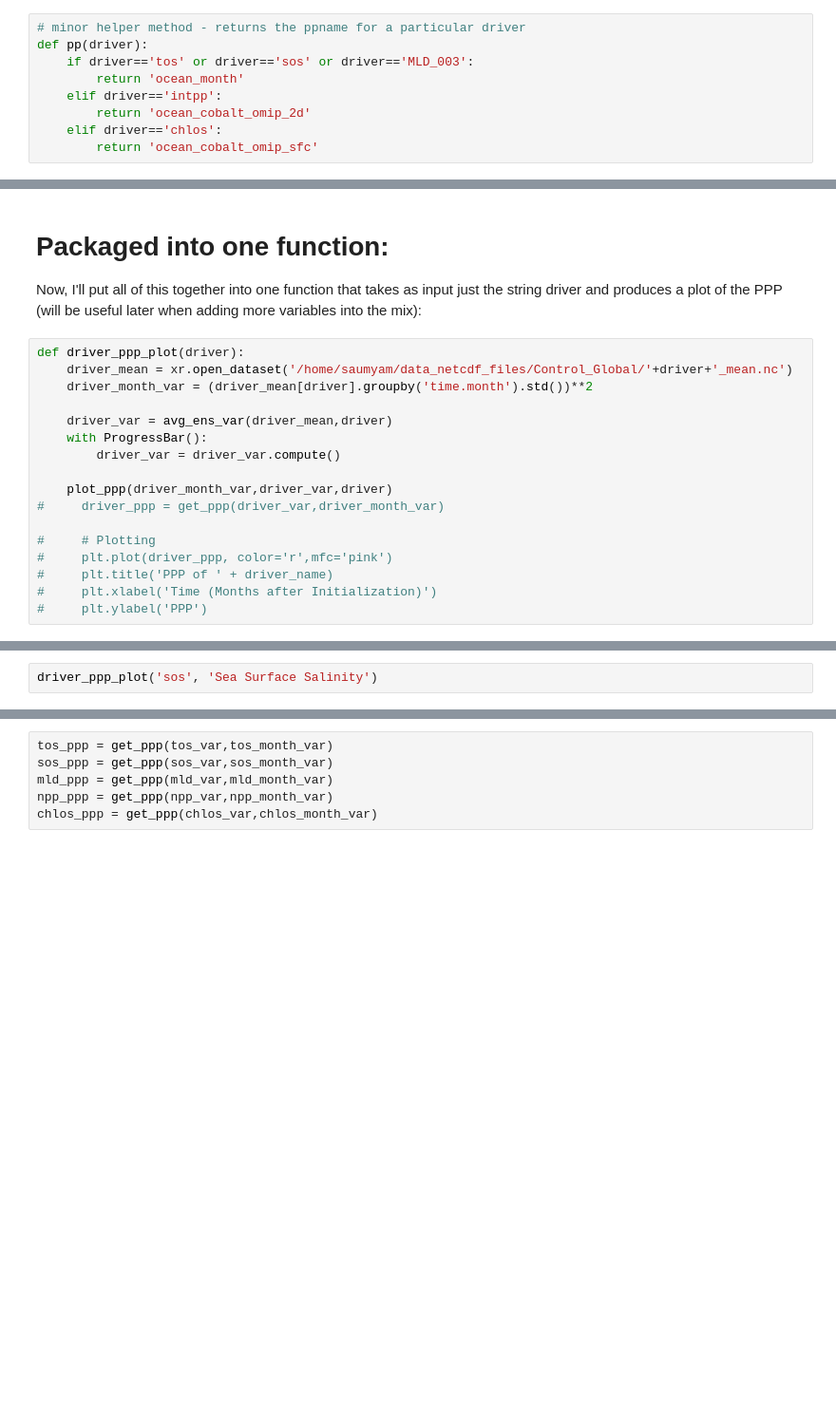
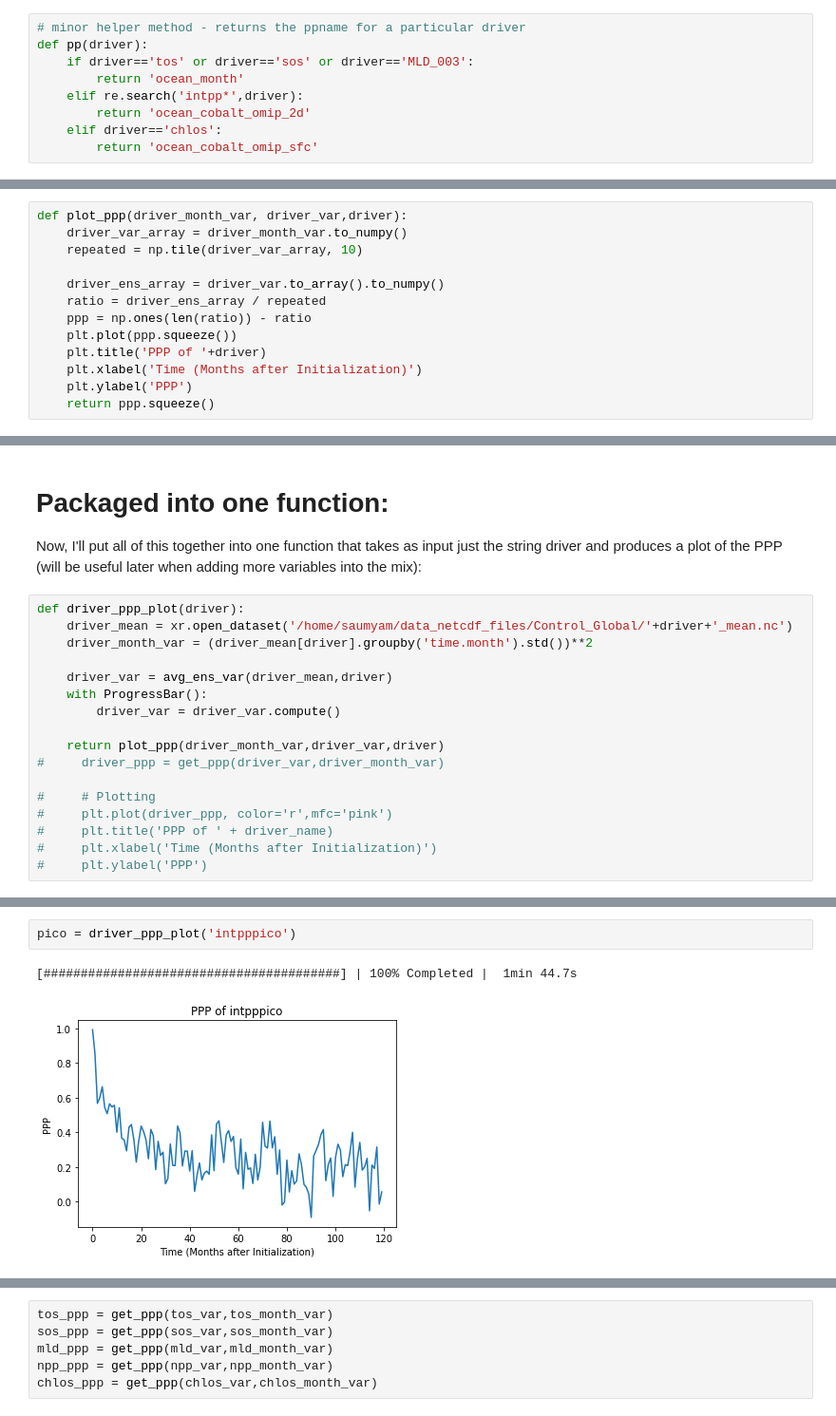
Before and after one commit to saumyamalik/Predictability, a Jupyter notebook: Variance and PPP - Global Mean-Copy1.ipynb, the cells around one changed output, grey strips where cells are left out. Shown at 95% size. Saved outputs shown, nothing was run; the diff lists cells and outputs as text; blank space fills up the shorter version.

```diff
--- a/Variance and PPP - Global Mean-Copy1.ipynb
+++ b/Variance and PPP - Global Mean-Copy1.ipynb
@@ -12,7 +13,7 @@ from dask.diagnostics import ProgressBar
 def pp(driver):
     if driver=='tos' or driver=='sos' or driver=='MLD_003':
         return 'ocean_month'
-    elif driver=='intpp':
+    elif re.search('intpp*',driver):
         return 'ocean_cobalt_omip_2d'
     elif driver=='chlos':
         return 'ocean_cobalt_omip_sfc'
@@ -156,0 +130,13 @@ plot_ppp(npp_month_var,npp_var,'intpp')
+# %%
+def plot_ppp(driver_month_var, driver_var,driver):
+    driver_var_array = driver_month_var.to_numpy()
+    repeated = np.tile(driver_var_array, 10)
+
+    driver_ens_array = driver_var.to_array().to_numpy()
+    ratio = driver_ens_array / repeated
+    ppp = np.ones(len(ratio)) - ratio
+    plt.plot(ppp.squeeze())
+    plt.title('PPP of '+driver)
+    plt.xlabel('Time (Months after Initialization)')
+    plt.ylabel('PPP')
+    return ppp.squeeze()
@@ -170,7 +187,7 @@ def driver_ppp_plot(driver):
     with ProgressBar():
         driver_var = driver_var.compute()
 
-    plot_ppp(driver_month_var,driver_var,driver)
+    return plot_ppp(driver_month_var,driver_var,driver)
 #     driver_ppp = get_ppp(driver_var,driver_month_var)
 
 #     # Plotting
@@ -188,2 +198,5 @@ driver_ppp_plot('tos')
-# %%
-driver_ppp_plot('sos', 'Sea Surface Salinity')
+# %%
+pico = driver_ppp_plot('intpppico')
+# %% [output]
+[########################################] | 100% Completed |  1min 44.7s
+[figure, added]
```
Also changed, not shown: parts of 28 cells of this notebook.
